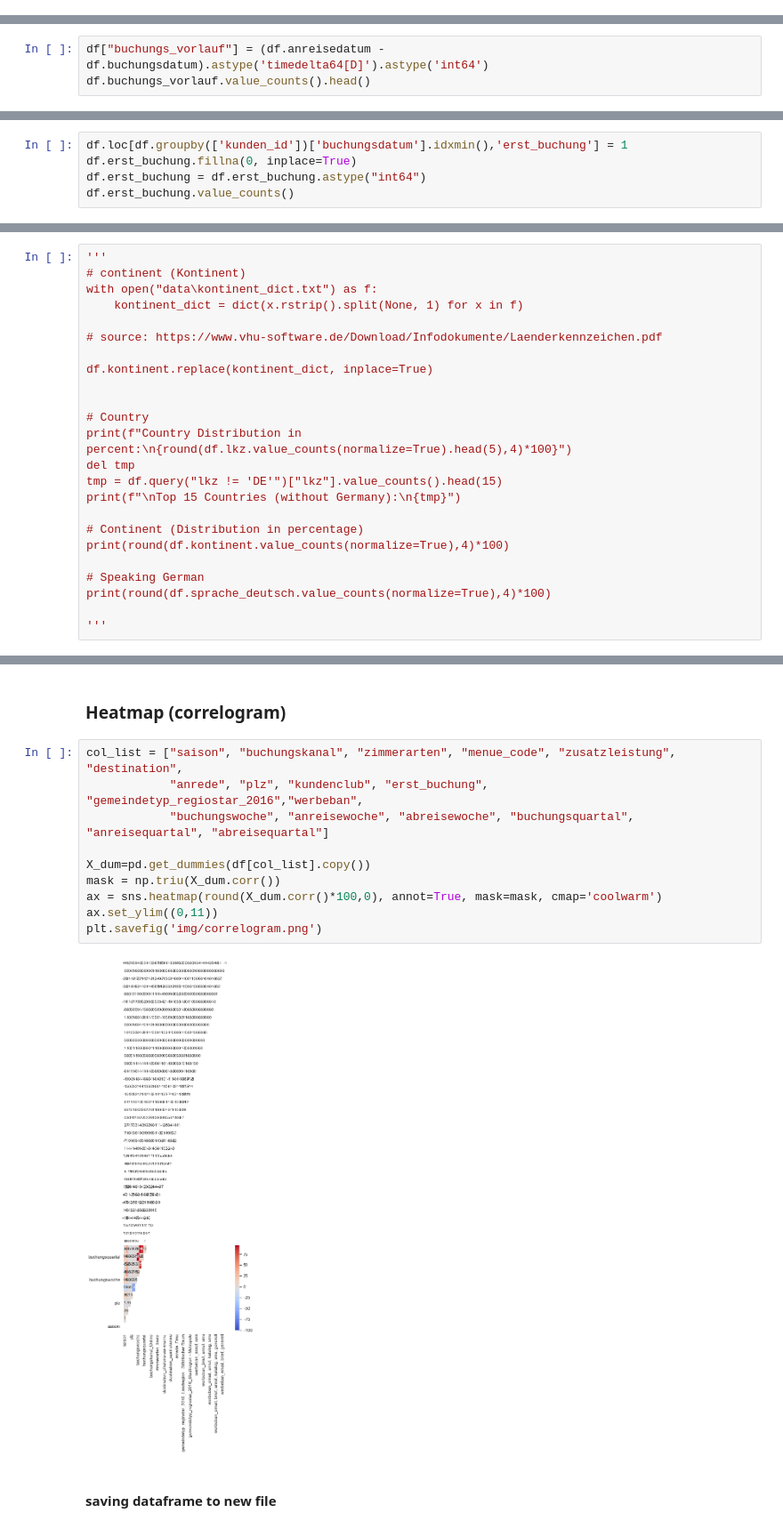
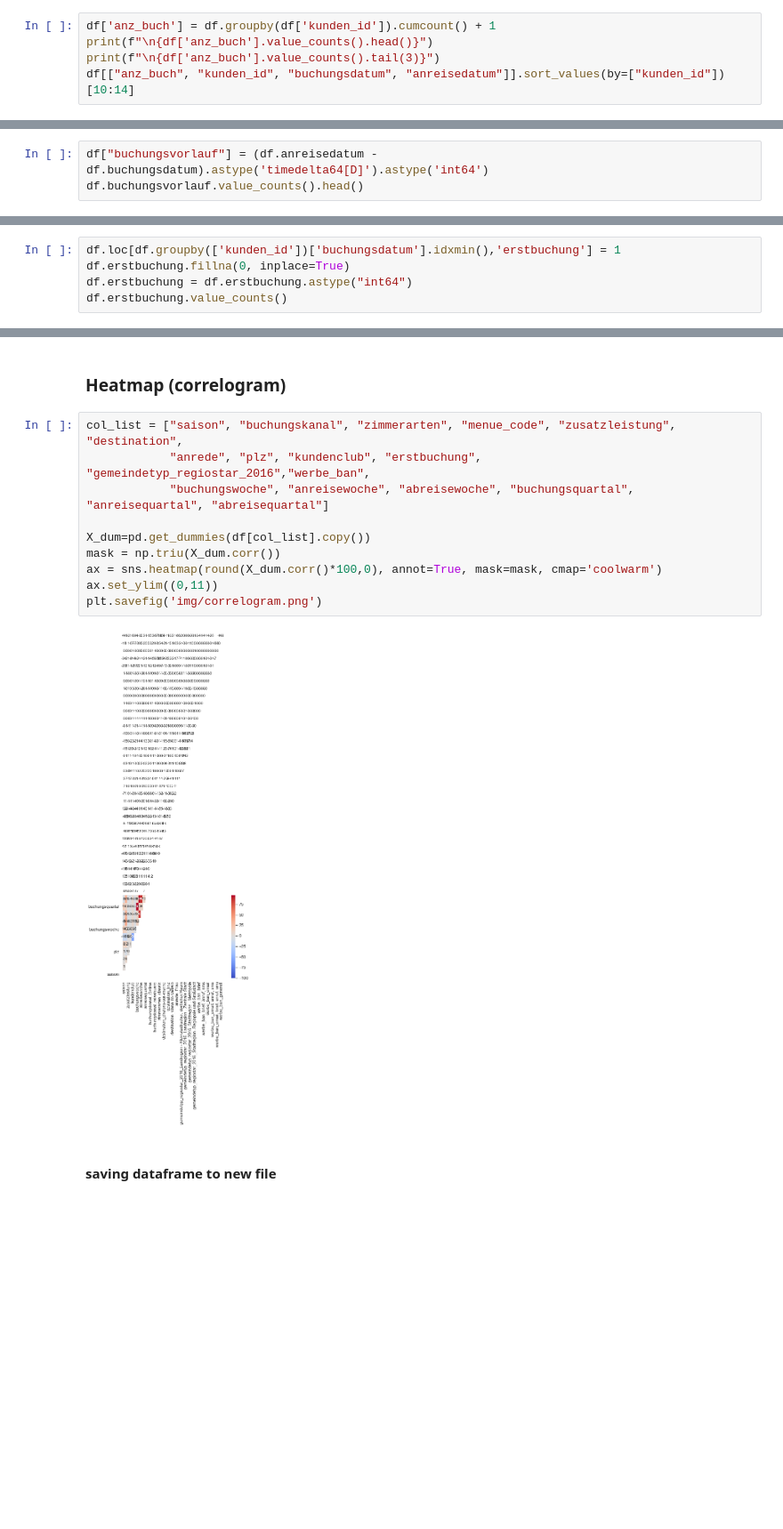
Before and after one commit to argv1/Booking-Prediction-EDA, a Jupyter notebook: 2-Features_and_EDA.ipynb, the cells around one changed output, grey strips where cells are left out. Shown at 89% size. Cells and saved outputs as stored; diff of their text form; blank space fills up the shorter version.

```diff
--- a/2-Features_and_EDA.ipynb
+++ b/2-Features_and_EDA.ipynb
@@ -251,0 +336,5 @@ df.drop(rows.index, inplace=True)
+# %%
+df['anz_buch'] = df.groupby(df['kunden_id']).cumcount() + 1
+print(f"\n{df['anz_buch'].value_counts().head()}")
+print(f"\n{df['anz_buch'].value_counts().tail(3)}")
+df[["anz_buch", "kunden_id", "buchungsdatum", "anreisedatum"]].sort_values(by=["kunden_id"])[10:14]
@@ -253,8 +362,8 @@ df.drop(rows.index, inplace=True)
 #### Lead time (Buchungsvorlauf)
 how long in advance do the client book their room(s)?
 # %%
-df["buchungs_vorlauf"] = (df.anreisedatum - df.buchungsdatum).astype('timedelta64[D]').astype('int64')
-df.buchungs_vorlauf.value_counts().head()
+df["buchungsvorlauf"] = (df.anreisedatum - df.buchungsdatum).astype('timedelta64[D]').astype('int64')
+df.buchungsvorlauf.value_counts().head()
 # %% [output]
 74    858
 60    844
@@ -362,10 +471,10 @@ df.drop("Diff", axis=1, inplace=True)
 #### Initial booking
 first booking by each client id
 # %%
-df.loc[df.groupby(['kunden_id'])['buchungsdatum'].idxmin(),'erst_buchung'] = 1
-df.erst_buchung.fillna(0, inplace=True)
-df.erst_buchung = df.erst_buchung.astype("int64")
-df.erst_buchung.value_counts()
+df.loc[df.groupby(['kunden_id'])['buchungsdatum'].idxmin(),'erstbuchung'] = 1
+df.erstbuchung.fillna(0, inplace=True)
+df.erstbuchung = df.erstbuchung.astype("int64")
+df.erstbuchung.value_counts()
 # %% [output]
 1    129462
 0     30797
@@ -731,24 +870,0 @@ obsolete when dropping Country
-# %%
-'''
-# continent (Kontinent)
-with open("data\kontinent_dict.txt") as f:
-    kontinent_dict = dict(x.rstrip().split(None, 1) for x in f)
-
-# source: https://www.vhu-software.de/Download/Infodokumente/Laenderkennzeichen.pdf
-
-df.kontinent.replace(kontinent_dict, inplace=True)
-
-
-# Country
-print(f"Country Distribution in percent:\n{round(df.lkz.value_counts(normalize=True).head(5),4)*100}")
-del tmp
-tmp = df.query("lkz != 'DE'")["lkz"].value_counts().head(15)
-print(f"\nTop 15 Countries (without Germany):\n{tmp}")
-
-# Continent (Distribution in percentage)
-print(round(df.kontinent.value_counts(normalize=True),4)*100)
-
-# Speaking German
-print(round(df.sprache_deutsch.value_counts(normalize=True),4)*100)
-
-'''
@@ -808,16 +987,16 @@ ax = sns.scatterplot(x="aufenthalt", y="buch_zeilen", hue="saison", data=df)
 ### Heatmap (correlogram)
 # %%
 col_list = ["saison", "buchungskanal", "zimmerarten", "menue_code", "zusatzleistung", "destination",
-            "anrede", "plz", "kundenclub", "erst_buchung", "gemeindetyp_regiostar_2016","werbeban",
+            "anrede", "plz", "kundenclub", "erstbuchung", "gemeindetyp_regiostar_2016","werbe_ban",
             "buchungswoche", "anreisewoche", "abreisewoche", "buchungsquartal", "anreisequartal", "abreisequartal"]
 
 X_dum=pd.get_dummies(df[col_list].copy())
 mask = np.triu(X_dum.corr())
 ax = sns.heatmap(round(X_dum.corr()*100,0), annot=True, mask=mask, cmap='coolwarm')
 ax.set_ylim((0,11))
 plt.savefig('img/correlogram.png')
 # %% [output]
-[figure, old version]
+[figure, new version]
 # %% [markdown]
 #### saving dataframe to new file
 # %%
```
Also changed, not shown: parts of 40 cells of this notebook, 2 other files.
